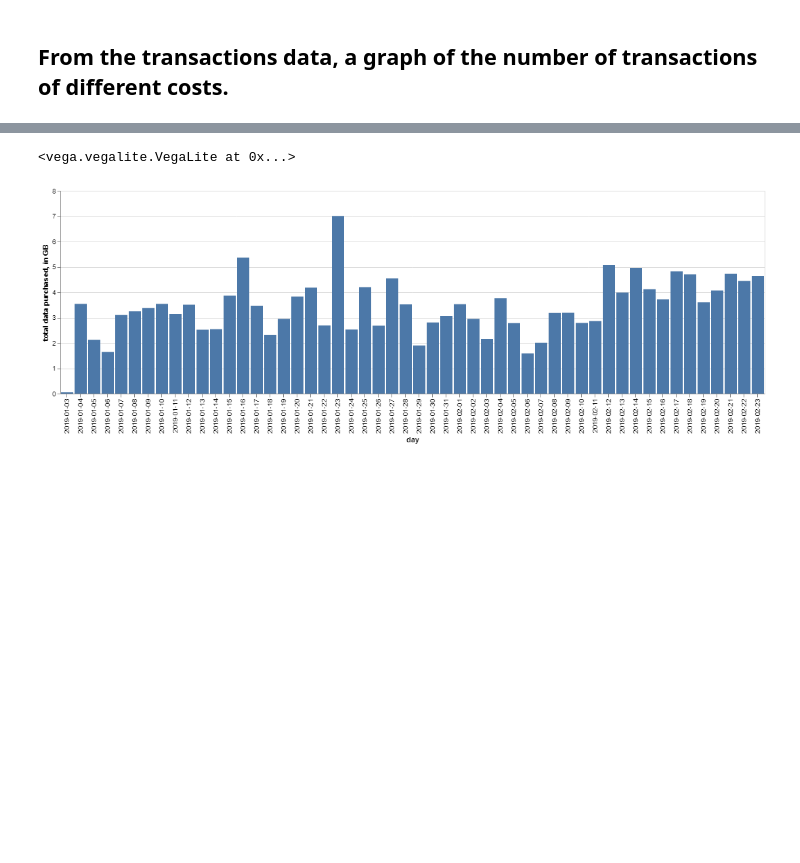
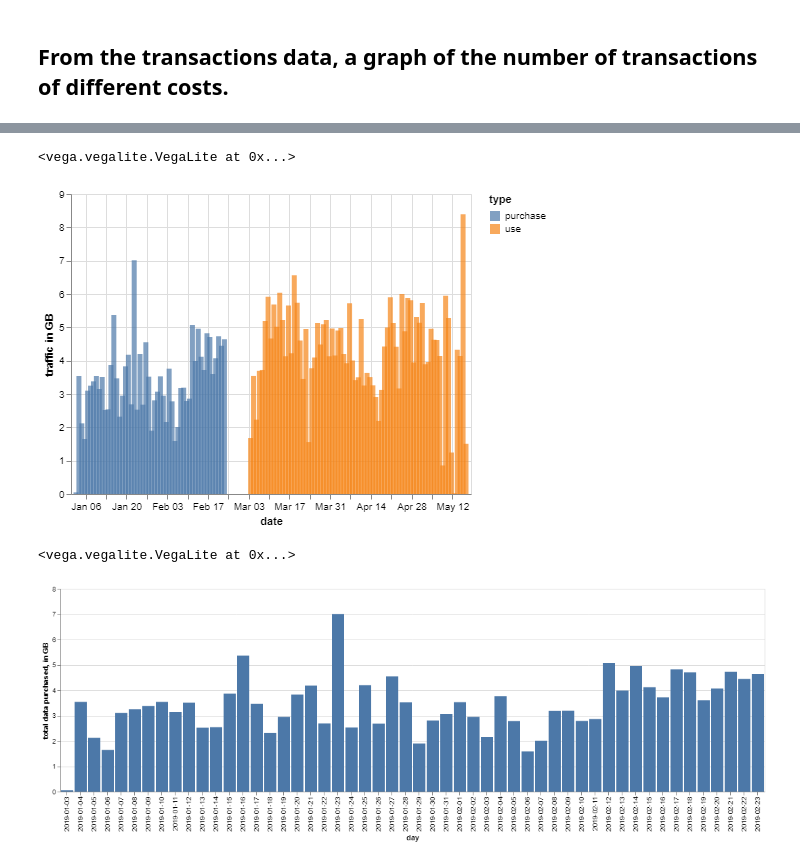
Before and after one commit to IntOwl/ICTD-Data-Analysis, a Jupyter notebook: Transactions Graphs.ipynb, the cells around one changed output, grey strips where cells are left out. Saved outputs shown, nothing was run; the diff lists cells and outputs as text; code cells hidden in the pictures; blank space fills up the shorter version.

```diff
--- a/Transactions Graphs.ipynb
+++ b/Transactions Graphs.ipynb
@@ -69,0 +102,8 @@ alt.Chart(frame).mark_bar(size=30).encode(
+# %%
+bytes = dict()
+
+for entry in purchases:
+    if entry[0] not in bytes:
+        bytes[entry[0]] = float(entry[4]) / 1000000000
+    else:
+        bytes[entry[0]] += float(entry[4]) / 1000000000
@@ -69,0 +131,8 @@ alt.Chart(frame).mark_bar(size=30).encode(
+# %%
+total = list()
+dates = list()
+date = datetime.date(2019, 3, 4)
+while (date < datetime.date(2019, 5, 17)):
+    print(date)
+    total.append(load_average(str(date)))
+    date += datetime.timedelta(days=7)
@@ -69,0 +151,16 @@ alt.Chart(frame).mark_bar(size=30).encode(
+# %%
+days = dict()
+
+for week in total:
+    for day in week:
+        if day not in days.keys():
+            days[day] = week[day] / 1000000000
+        else:
+            days[day] += week[day] / 1000000000
+
+total = list()
+for entry in bytes:
+    total.append(['purchase', entry, bytes[entry]])
+
+for entry in days:
+    total.append(['use', entry, days[entry]])
@@ -70,3 +185,14 @@ alt.Chart(frame).mark_bar(size=30).encode(
+# %%
+day_avg_df = pd.DataFrame(total)
+
+alt.Chart(day_avg_df).mark_bar(opacity=0.7).encode(
+    x=alt.X('1:T', title='date'),
+    y=alt.Y('2:Q', stack=None, title='traffic in GB'),
+    color=alt.Color('0:N', title='type')
+)
+# %% [output]
+<vega.vegalite.VegaLite at 0x...>
+[figure, added]
 # %%
 bytes = dict()
 
```
Also changed, not shown: parts of 14 cells of this notebook, 8 other files.
